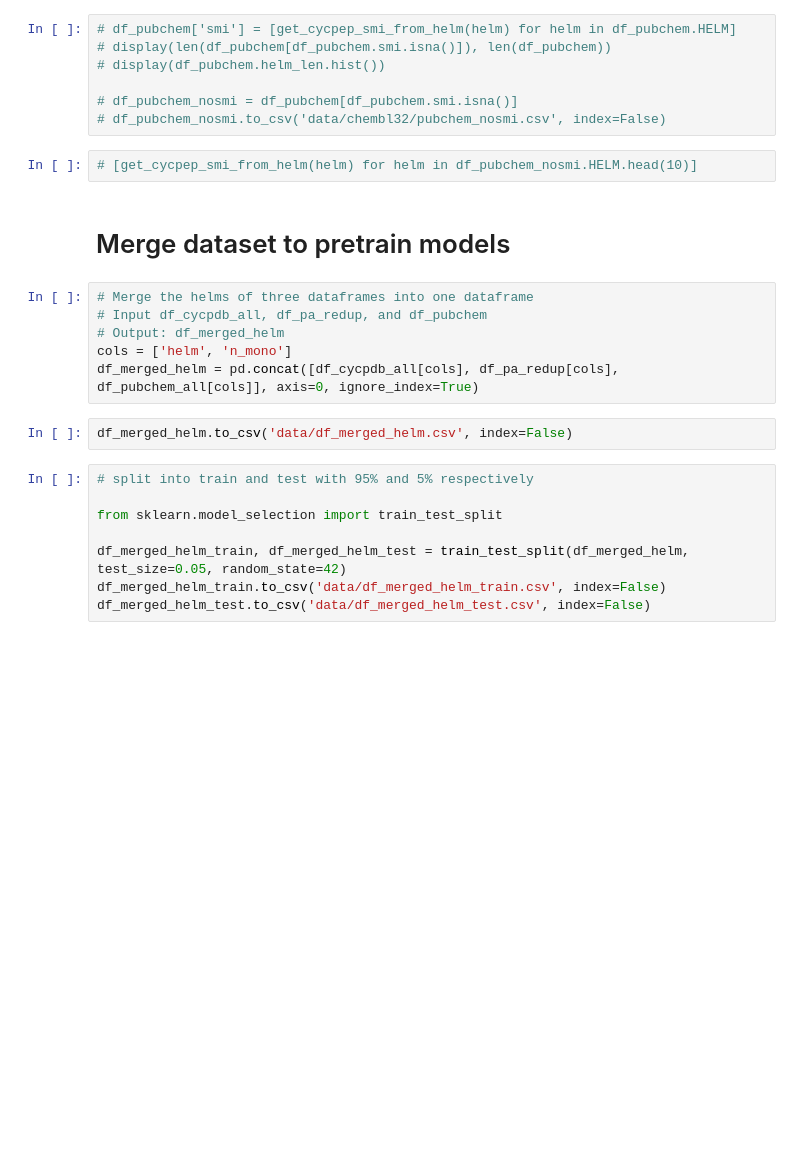
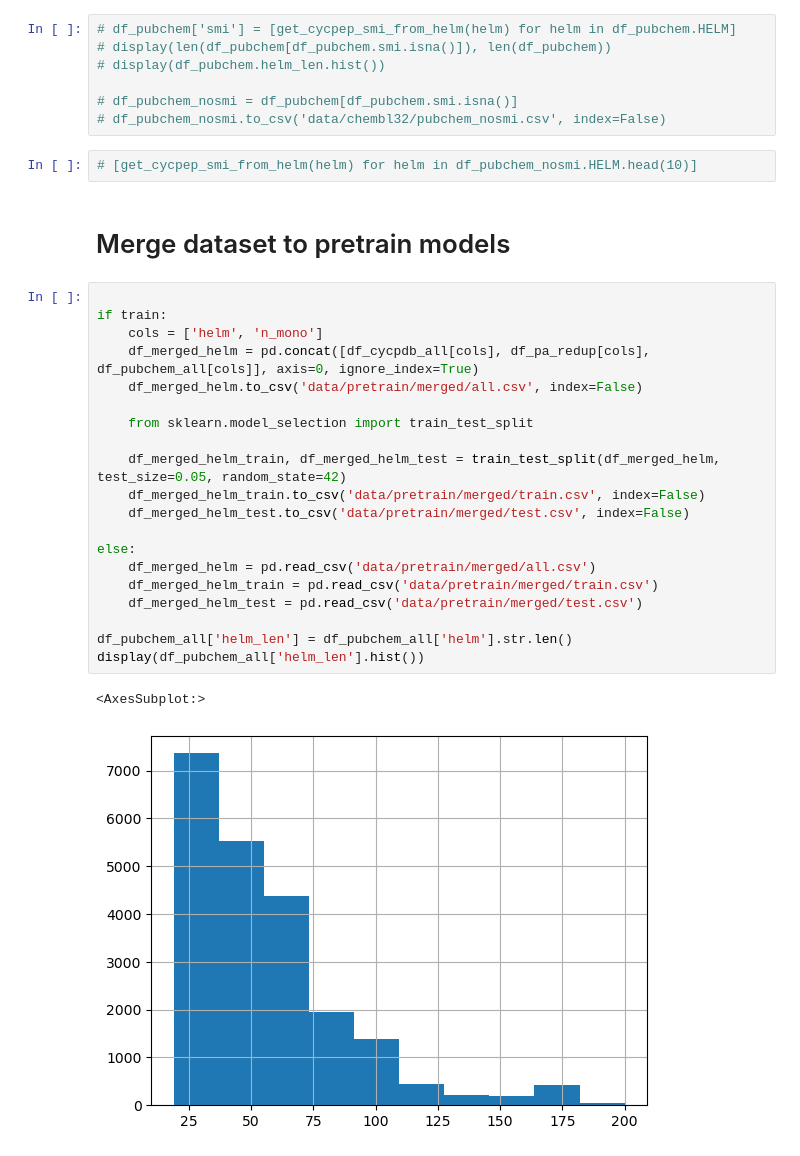
Before and after one commit to charlesxu90/cp2pred, a Jupyter notebook: 0.process_dataset.ipynb, the cells around one changed output. Drawn from its saved outputs; the diff is of its cells as text; blank space fills up the shorter version.

```diff
--- a/0.process_dataset.ipynb
+++ b/0.process_dataset.ipynb
@@ -220,18 +233,25 @@ Index(['helm', 'n_mono'], dtype='object')
 # %% [markdown]
 # Merge dataset to pretrain models
 # %%
-# Merge the helms of three dataframes into one dataframe
-# Input df_cycpdb_all, df_pa_redup, and df_pubchem
-# Output: df_merged_helm
-cols = ['helm', 'n_mono']
-df_merged_helm = pd.concat([df_cycpdb_all[cols], df_pa_redup[cols], df_pubchem_all[cols]], axis=0, ignore_index=True)
+
+if train:
+    cols = ['helm', 'n_mono']
+    df_merged_helm = pd.concat([df_cycpdb_all[cols], df_pa_redup[cols], df_pubchem_all[cols]], axis=0, ignore_index=True)
+    df_merged_helm.to_csv('data/pretrain/merged/all.csv', index=False)
+
+    from sklearn.model_selection import train_test_split
+
+    df_merged_helm_train, df_merged_helm_test = train_test_split(df_merged_helm, test_size=0.05, random_state=42)
+    df_merged_helm_train.to_csv('data/pretrain/merged/train.csv', index=False)
+    df_merged_helm_test.to_csv('data/pretrain/merged/test.csv', index=False)
+
+else:
+    df_merged_helm = pd.read_csv('data/pretrain/merged/all.csv')
+    df_merged_helm_train = pd.read_csv('data/pretrain/merged/train.csv')
+    df_merged_helm_test = pd.read_csv('data/pretrain/merged/test.csv')
+
+df_pubchem_all['helm_len'] = df_pubchem_all['helm'].str.len()
+display(df_pubchem_all['helm_len'].hist())
+# %% [output]
+<AxesSubplot:>
+[figure, added]
-# %%
-df_merged_helm.to_csv('data/df_merged_helm.csv', index=False)
-# %%
-# split into train and test with 95% and 5% respectively
-
-from sklearn.model_selection import train_test_split
-
-df_merged_helm_train, df_merged_helm_test = train_test_split(df_merged_helm, test_size=0.05, random_state=42)
-df_merged_helm_train.to_csv('data/df_merged_helm_train.csv', index=False)
-df_merged_helm_test.to_csv('data/df_merged_helm_test.csv', index=False)
```
Also changed, not shown: parts of 5 cells of this notebook, 9 other files.
